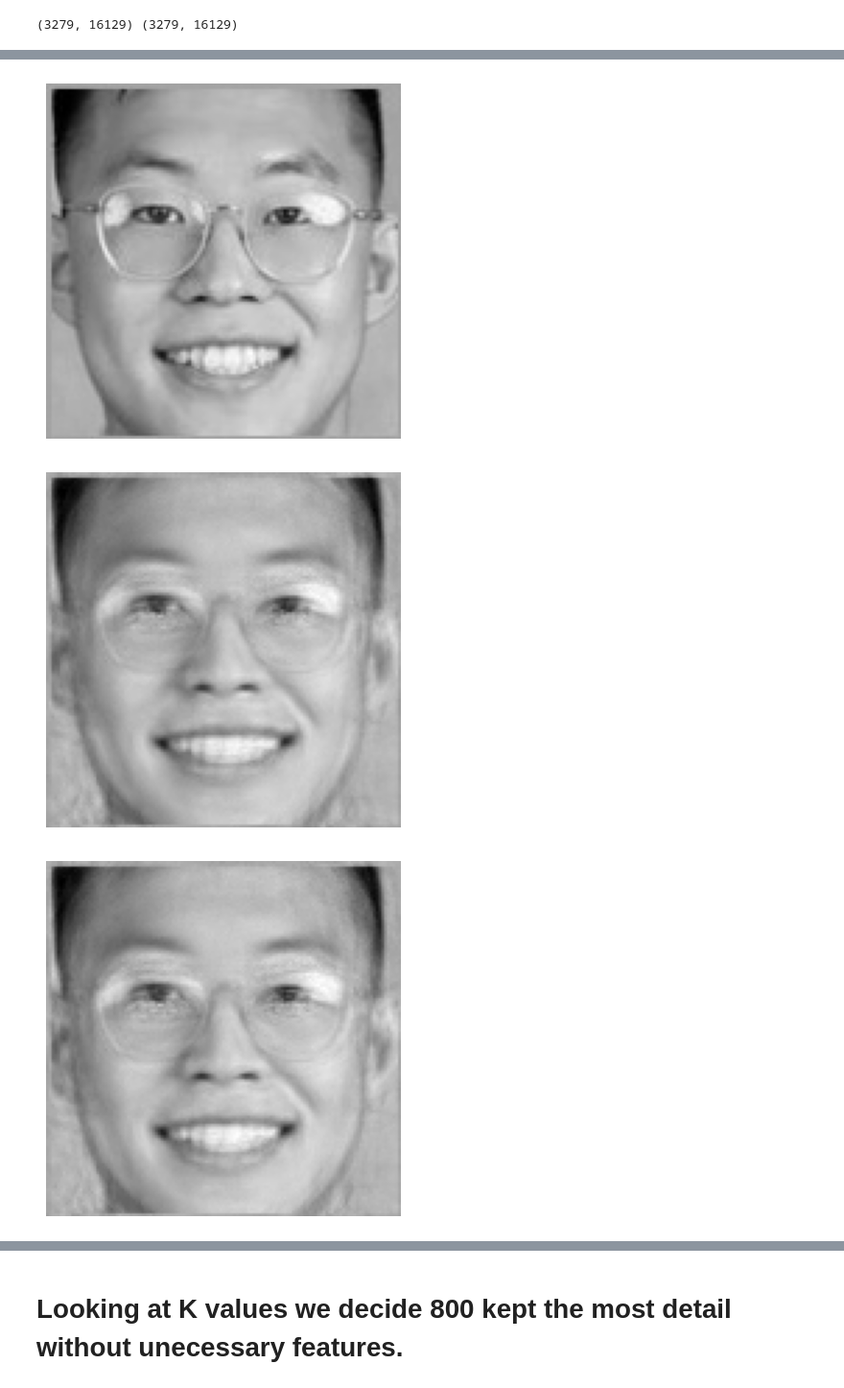
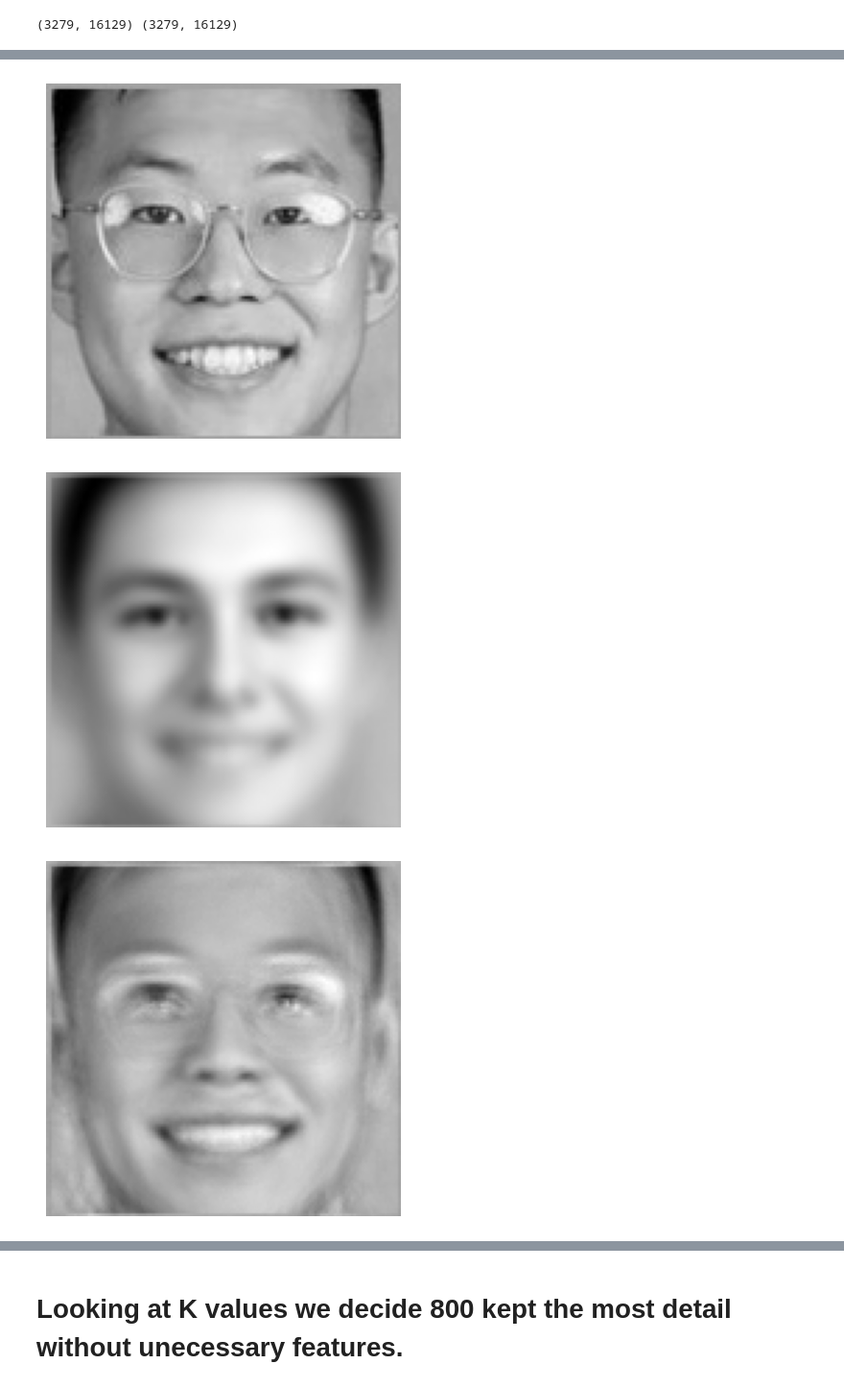
Before and after one commit to blewx/Si470, a Jupyter notebook: lab03/Lab3.ipynb, the cells around one changed output, grey strips where cells are left out. Shown at 96% size. Saved outputs shown, nothing was run; the diff lists cells and outputs as text; code cells hidden in the pictures.

```diff
--- a/lab03/Lab3.ipynb
+++ b/lab03/Lab3.ipynb
@@ -144,10 +146,11 @@ def low_rank_approx(U, s, Vt, k):
     return (Uk * sk) @ Vtk  # (m, k) * (k,) -> (m, k); then @ (k, n) -> (m, n)
 # %%
 U, s, Vt = np.linalg.svd(A, full_matrices=False)
-A5   = low_rank_approx(U, s, Vt, k=500)
-A200  = low_rank_approx(U, s, Vt, k=600)
-A1300  = low_rank_approx(U, s, Vt, k=700)
-A1700 = low_rank_approx(U, s, Vt, k=800)
+A5   = low_rank_approx(U, s, Vt, k=5)
+A200  = low_rank_approx(U, s, Vt, k=200)
+A800  = low_rank_approx(U, s, Vt, k=800)
+A1300  = low_rank_approx(U, s, Vt, k=1300)
+A1700 = low_rank_approx(U, s, Vt, k=1700)
 
 print(A5.shape, A.shape)   # should match A's shape
 # %% [output]
@@ -191,12 +200,13 @@ show_face(A1700[368])
 # %%
 show_face(A[372])
 show_face(A5[372])
 show_face(A200[372])
+show_face(A800[372])
 show_face(A1300[372])
 show_face(A1700[372])
 # %% [output]
 [figure]
-[figure, old version]
+[figure, new version]
 [figure]
 [figure]
 [figure]
```
Also changed, not shown: parts of 7 cells of this notebook.
